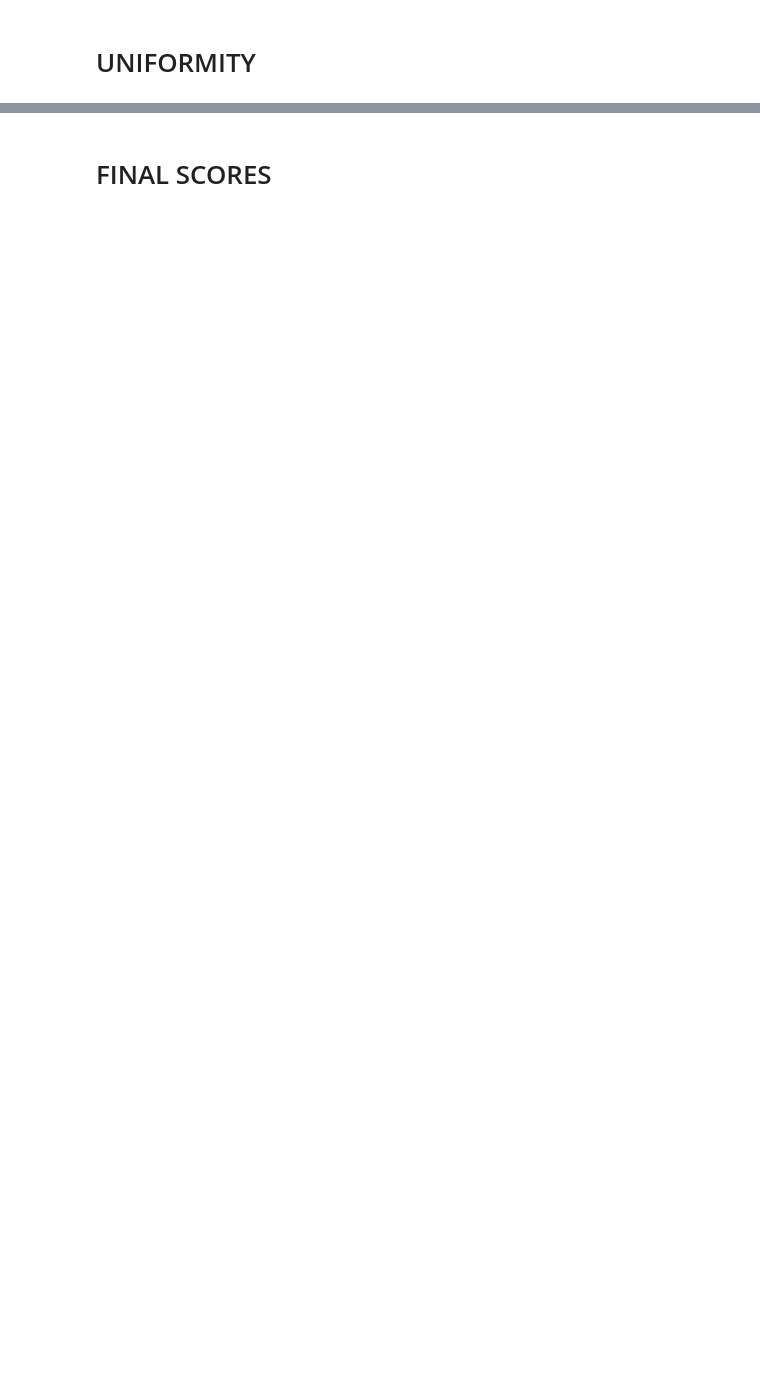
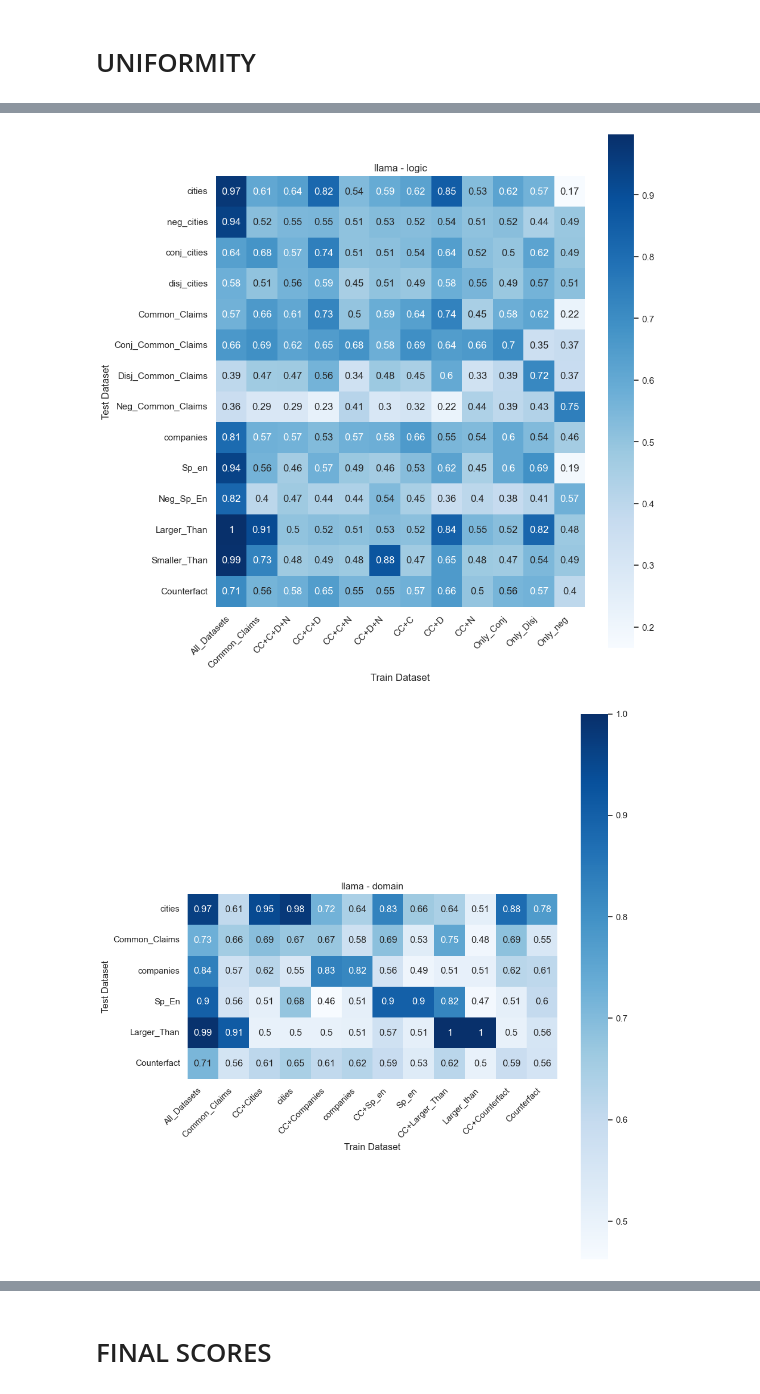
Before and after one commit to Supersheep7/tests_for_beliefs, a Jupyter notebook: test_datasets.ipynb, the cells around one changed output, grey strips where cells are left out. Drawn from its saved outputs; the diff is of its cells as text; code cells hidden in the pictures; blank space fills up the shorter version.

```diff
--- a/test_datasets.ipynb
+++ b/test_datasets.ipynb
@@ -275,0 +417,57 @@ plt.show()
+# %%
+import torch as t
+import numpy as np
+from pathlib import Path
+import matplotlib.pyplot as plt
+import seaborn as sns
+
+PATH = Path("results_to_plot")
+
+models = ['llama', 'llama_instruct', 'gpt-j', 'gemma', 'gemma_instruct']
+unif_types = ['logic', 'domain']
+
+# Container for all matrices
+matrices = {}
+
+for model in models:
+    matrices[model] = {}
+    for UNIF_TYPE in unif_types:
+        # Set x_ticks and y_ticks per UNIF_TYPE
+        if UNIF_TYPE == 'domain':
+            x_ticks = ['All_Datasets', 'Common_Claims', 'CC+Cities', 'cities', 'CC+Companies', 'companies',
+                       'CC+Sp_en', 'Sp_en', 'CC+Larger_Than', 'Larger_than', 'CC+Counterfact', 'Counterfact']
+            y_ticks = ['cities', 'Common_Claims', 'companies', 'Sp_En', 'Larger_Than', 'Counterfact']
+
+        elif UNIF_TYPE == 'logic':
+            x_ticks = ['All_Datasets', 'Common_Claims', 'CC+C+D+N', 'CC+C+D', 'CC+C+N', 'CC+D+N',
+                       'CC+C', 'CC+D', 'CC+N', 'Only_Conj', 'Only_Disj', 'Only_neg']
+            y_ticks = ['cities', 'neg_cities', 'conj_cities', 'disj_cities', 'Common_Claims', 'Conj_Common_Claims',
+                       'Disj_Common_Claims', 'Neg_Common_Claims', 'companies', 'Sp_en', 'Neg_Sp_En',
+                       'Larger_Than', 'Smaller_Than', 'Counterfact']
+        else:
+            raise ValueError("UNIF_TYPE not recognized")
+
+        # Load the data
+        data_sweep = t.load(PATH / model / 'UNIFORMITY' / f"uniformity_uniformity{UNIF_TYPE}")
+        data_array = np.array([[data_sweep[row][col][0] for col in sorted(data_sweep[row])]
+                               for row in sorted(data_sweep)]).T
+
+        # Store the full matrix
+        matrices[model][UNIF_TYPE] = data_array
+
+        # Optional: visualize
+        fig, ax = plt.subplots(figsize=(10, 10))
+        sns.heatmap(data_array, annot=True, cmap='Blues', xticklabels=x_ticks, yticklabels=y_ticks, square=True, ax=ax)
+        plt.xticks(rotation=45, ha='right')
+        plt.yticks(rotation=0)
+        ax.set_xlabel("Train Dataset")
+        ax.set_ylabel("Test Dataset")
+        plt.title(f"{model} - {UNIF_TYPE}")
+        plt.tight_layout()
+        plt.show()
+
+# 'matrices' now contains all 10 full matrices
+# Access example: matrices['llama_instruct']['logic']
+# %% [output]
+[figure, added]
+[figure, added]
```
Also changed, not shown: parts of 17 cells of this notebook, 3 other files.
